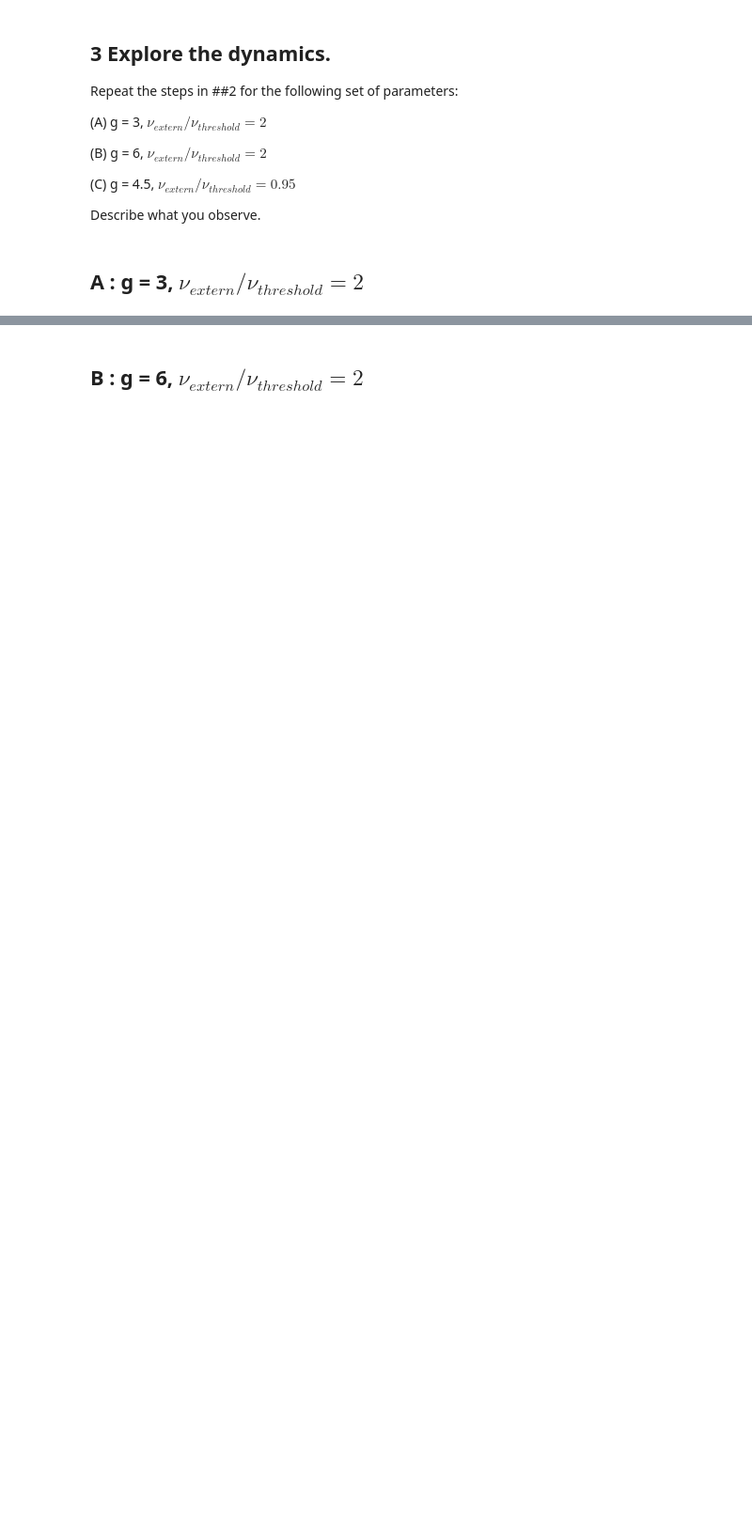
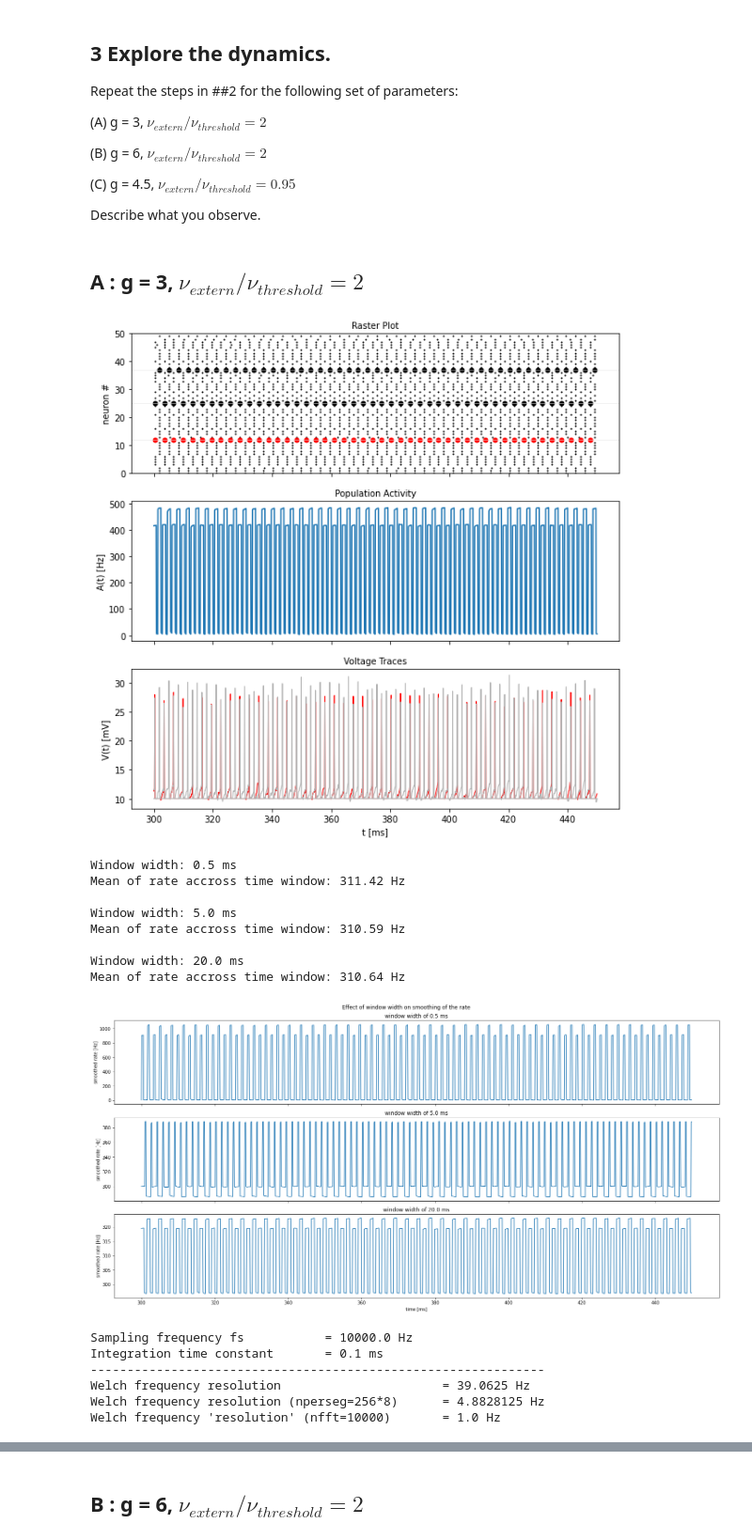
Before and after one commit to RobbeDeMuynck/CN_practicals, a Jupyter notebook: Module 3/Module3_Brunel_Group7.ipynb, the cells around one changed output, grey strips where cells are left out. Shown at 94% size. Cells and saved outputs as stored; diff of their text form; code cells hidden in the pictures; blank space fills up the shorter version.

```diff
--- a/Module 3/Module3_Brunel_Group7.ipynb
+++ b/Module 3/Module3_Brunel_Group7.ipynb
@@ -611,6 +652,24 @@ def dynamics_explorer(g, v_extern):
 ## A : g = 3, $\nu_{extern}/\nu_{threshold} = 2$
 # %%
 g = 3
-v_extern = 2*v_threshold
+nu_threshold = FIRING_THRESHOLD / (N_extern*w0*MEMBRANE_TIME_SCALE)
+nu_extern = 2*nu_threshold
 
-dynamics_explorer(g,v_extern)
+dynamics_explorer(g, nu_extern)
+# %% [output]
+[figure, added]
+Window width: 0.5 ms
+Mean of rate accross time window: 311.42 Hz
+
+Window width: 5.0 ms
+Mean of rate accross time window: 310.59 Hz
+
+Window width: 20.0 ms
+Mean of rate accross time window: 310.64 Hz
+[figure, added]
+Sampling frequency fs           = 10000.0 Hz
+Integration time constant       = 0.1 ms
+--------------------------------------------------------------
+Welch frequency resolution                      = 39.0625 Hz
+Welch frequency resolution (nperseg=256*8)      = 4.8828125 Hz
+Welch frequency 'resolution' (nfft=10000)       = 1.0 Hz
```
Also changed, not shown: parts of 26 cells of this notebook.
